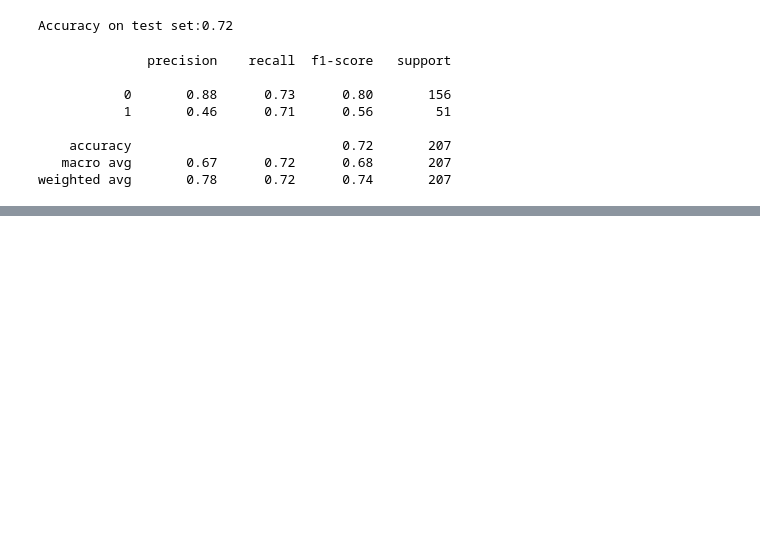
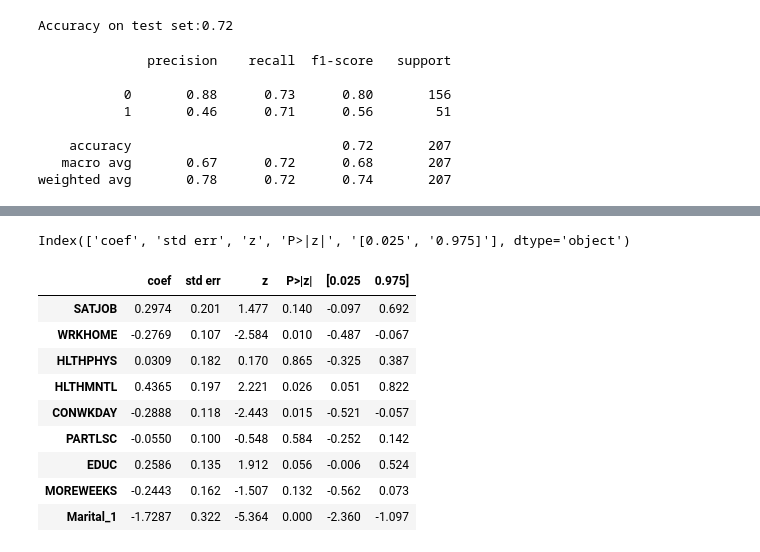
Before and after one commit to matthewasloan95/social-isolation-transportation, a Jupyter notebook: gss_logit.ipynb, the cells around one changed output, grey strips where cells are left out. Saved outputs shown, nothing was run; the diff lists cells and outputs as text; code cells hidden in the pictures; blank space fills up the shorter version.

```diff
--- a/gss_logit.ipynb
+++ b/gss_logit.ipynb
@@ -165,0 +219,17 @@ Accuracy on test set:0.64
+# %%
+summary_df1.columns
+# %% [output]
+Index(['coef', 'std err', 'z', 'P>|z|', '[0.025', '0.975]'], dtype='object')
+# %%
+summary_df2
+# %% [output]
+|  | coef | std err | z | P>|z| | [0.025 | 0.975] |
+| SATJOB | 0.2974 | 0.201 | 1.477 | 0.140 | -0.097 | 0.692 |
+| WRKHOME | -0.2769 | 0.107 | -2.584 | 0.010 | -0.487 | -0.067 |
+| HLTHPHYS | 0.0309 | 0.182 | 0.170 | 0.865 | -0.325 | 0.387 |
+| HLTHMNTL | 0.4365 | 0.197 | 2.221 | 0.026 | 0.051 | 0.822 |
+| CONWKDAY | -0.2888 | 0.118 | -2.443 | 0.015 | -0.521 | -0.057 |
+| PARTLSC | -0.0550 | 0.100 | -0.548 | 0.584 | -0.252 | 0.142 |
+| EDUC | 0.2586 | 0.135 | 1.912 | 0.056 | -0.006 | 0.524 |
+| MOREWEEKS | -0.2443 | 0.162 | -1.507 | 0.132 | -0.562 | 0.073 |
+| Marital_1 | -1.7287 | 0.322 | -5.364 | 0.000 | -2.360 | -1.097 |
```
Also changed, not shown: parts of 9 cells of this notebook.
